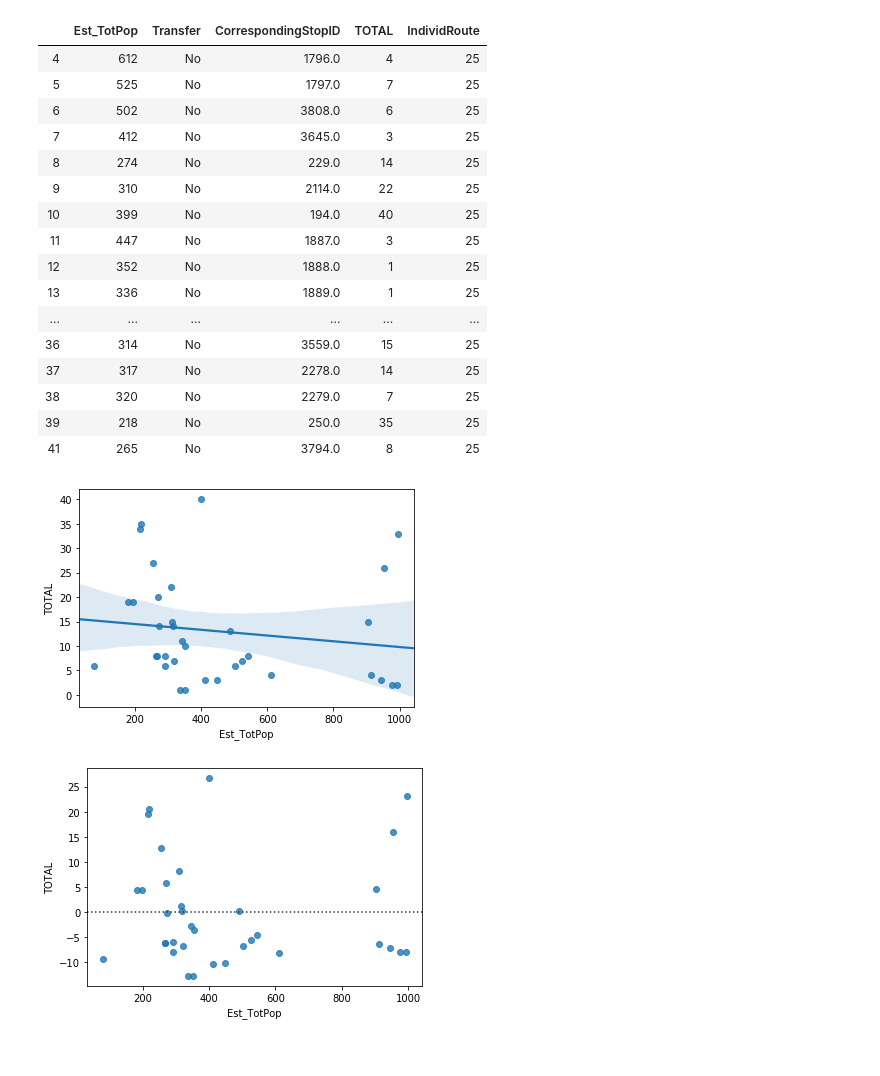
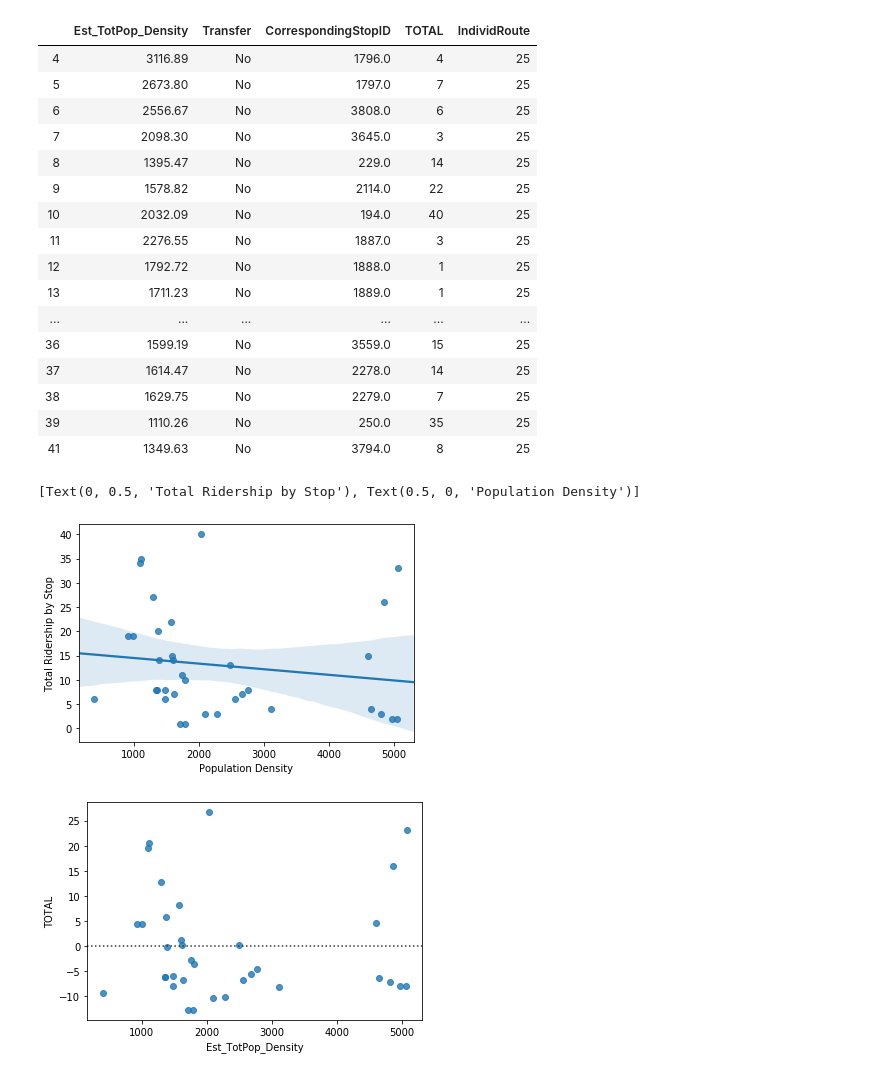
Before and after one commit to joy-kitson/bus-routes, a Jupyter notebook: src/util_v_pop_plot.ipynb, the cells around one changed output. Drawn from its saved outputs; the diff is of its cells as text; code cells hidden in the pictures.

Commit message:
switched to using density instead of population and added labels

```diff
--- a/src/util_v_pop_plot.ipynb
+++ b/src/util_v_pop_plot.ipynb
@@ -7,7 +7,7 @@ import seaborn as sns
 r25_path = "..//data//route25_potential_and_real_stops.csv"
 ridership = "..//data//Stop_Riders_Ranking_by_Route_Daily_Totals_May_2019.csv"
 # %%
-r25_stop_ids = pd.read_csv(r25_path, usecols=['Est_TotPop','CorrespondingStopID', 'Transfer'])
+r25_stop_ids = pd.read_csv(r25_path, usecols=['Est_TotPop_Density','CorrespondingStopID', 'Transfer'])
 r25_stop_ids.dropna(inplace=True)
 # %%
 ridership_data = pd.read_csv(ridership, usecols=['UNIQUE_STOP_NUMBER', 'TOTAL', 'IndividRoute'])
@@ -23,31 +23,34 @@ non_transfer = final_data[final_data['Transfer'] == 'No']
 # %%
 non_transfer
 # %% [output]
-|  | Est_TotPop | Transfer | CorrespondingStopID | TOTAL | IndividRoute |
-| 4 | 612 | No | 1796.0 | 4 | 25 |
-| 5 | 525 | No | 1797.0 | 7 | 25 |
-| 6 | 502 | No | 3808.0 | 6 | 25 |
-| 7 | 412 | No | 3645.0 | 3 | 25 |
-| 8 | 274 | No | 229.0 | 14 | 25 |
-| 9 | 310 | No | 2114.0 | 22 | 25 |
-| 10 | 399 | No | 194.0 | 40 | 25 |
-| 11 | 447 | No | 1887.0 | 3 | 25 |
-| 12 | 352 | No | 1888.0 | 1 | 25 |
-| 13 | 336 | No | 1889.0 | 1 | 25 |
+|  | Est_TotPop_Density | Transfer | CorrespondingStopID | TOTAL | IndividRoute |
+| 4 | 3116.89 | No | 1796.0 | 4 | 25 |
+| 5 | 2673.80 | No | 1797.0 | 7 | 25 |
+| 6 | 2556.67 | No | 3808.0 | 6 | 25 |
+| 7 | 2098.30 | No | 3645.0 | 3 | 25 |
+| 8 | 1395.47 | No | 229.0 | 14 | 25 |
+| 9 | 1578.82 | No | 2114.0 | 22 | 25 |
+| 10 | 2032.09 | No | 194.0 | 40 | 25 |
+| 11 | 2276.55 | No | 1887.0 | 3 | 25 |
+| 12 | 1792.72 | No | 1888.0 | 1 | 25 |
+| 13 | 1711.23 | No | 1889.0 | 1 | 25 |
 | ... | ... | ... | ... | ... | ... |
-| 36 | 314 | No | 3559.0 | 15 | 25 |
-| 37 | 317 | No | 2278.0 | 14 | 25 |
-| 38 | 320 | No | 2279.0 | 7 | 25 |
-| 39 | 218 | No | 250.0 | 35 | 25 |
-| 41 | 265 | No | 3794.0 | 8 | 25 |
+| 36 | 1599.19 | No | 3559.0 | 15 | 25 |
+| 37 | 1614.47 | No | 2278.0 | 14 | 25 |
+| 38 | 1629.75 | No | 2279.0 | 7 | 25 |
+| 39 | 1110.26 | No | 250.0 | 35 | 25 |
+| 41 | 1349.63 | No | 3794.0 | 8 | 25 |
 # %%
-plt = sns.regplot(x=non_transfer['Est_TotPop'], y=non_transfer['TOTAL'])
+plt = sns.regplot(x=non_transfer['Est_TotPop_Density'], y=non_transfer['TOTAL'])
+plt.set(xlabel='Population Density', ylabel='Total Ridership by Stop')
 # %% [output]
+[Text(0, 0.5, 'Total Ridership by Stop'), Text(0.5, 0, 'Population Density')]
-[figure, old version]
+[figure, new version]
 # %%
-plt2 = sns.residplot(x=non_transfer['Est_TotPop'], y=non_transfer['TOTAL'])
+vice_plt = sns.residplot(x=non_transfer['Est_TotPop_Density'], y=non_transfer['TOTAL'])
+plt.set(xlabel='Population Density', ylabel='Total Ridership by Stop')
 # %% [output]
-[figure, old version]
+[figure, new version]
 # %%
 fig = plt.get_figure()
 fig.savefig('..//plots//linear_pop_v_util_no_transfer.png')
```
